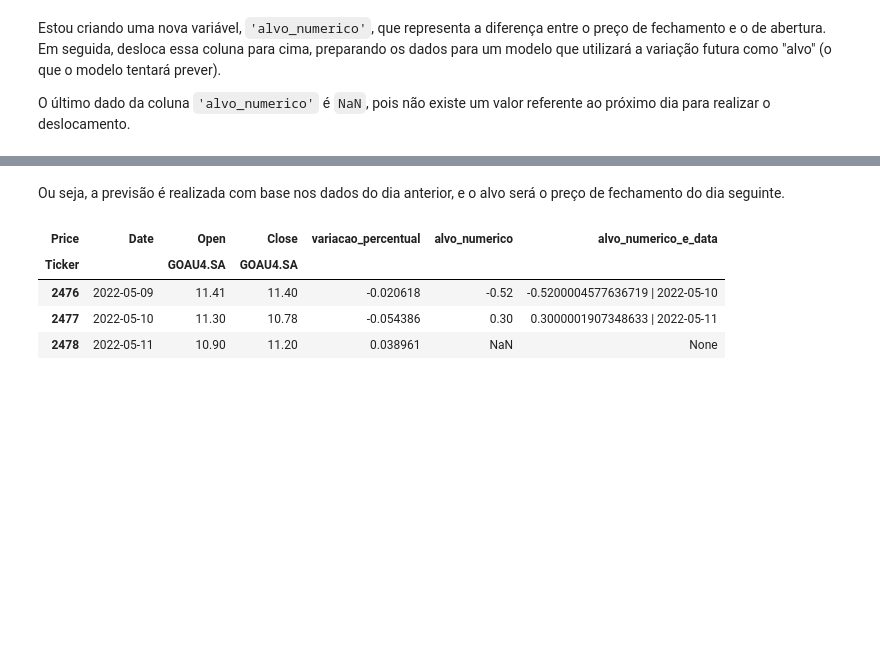
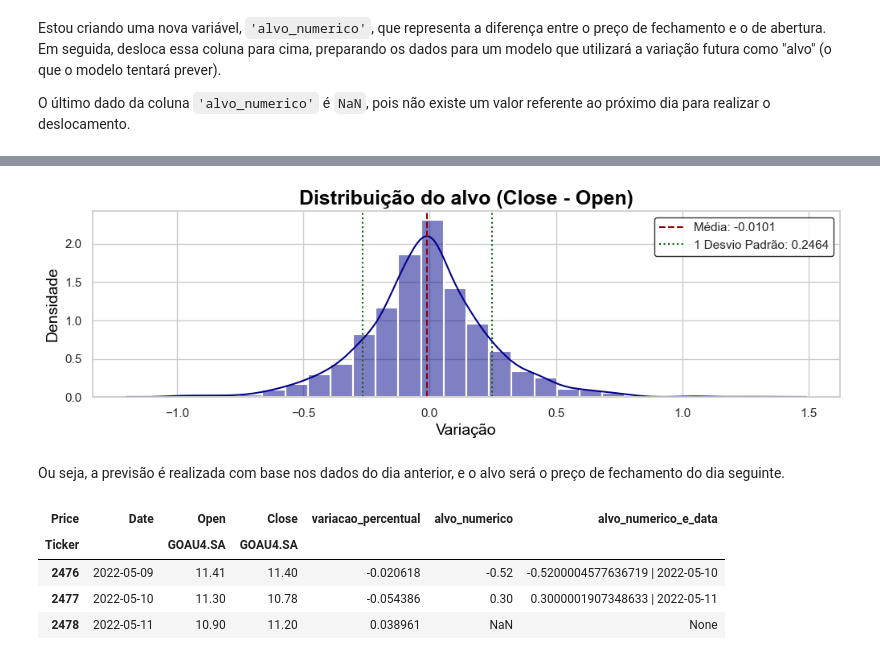
Before and after one commit to rianlucascs/predicao-dados-binarios, a Jupyter notebook: notebooks.ipynb, the cells around one changed output, grey strips where cells are left out. Cells and saved outputs as stored; diff of their text form; code cells hidden in the pictures; blank space fills up the shorter version.

```diff
--- a/notebooks.ipynb
+++ b/notebooks.ipynb
@@ -51,4 +86,8 @@ df_price.tail(3)
 | 2022-05-11 | 8.498492 | 11.20 | 11.34 | 10.83 | 10.90 | 9818700 | 0.038961 | NaN |
+# %%
+grafico_KDE(df_price, 'alvo_numerico', title='Distribuição do alvo (Close - Open)', xlabel='Variação')
+# %% [output]
+[figure, added]
 # %% [markdown]
 Ou seja, a previsão é realizada com base nos dados do dia anterior, e o alvo será o preço de fechamento do dia seguinte.
 # %%
```
Also changed, not shown: parts of 12 cells of this notebook.
